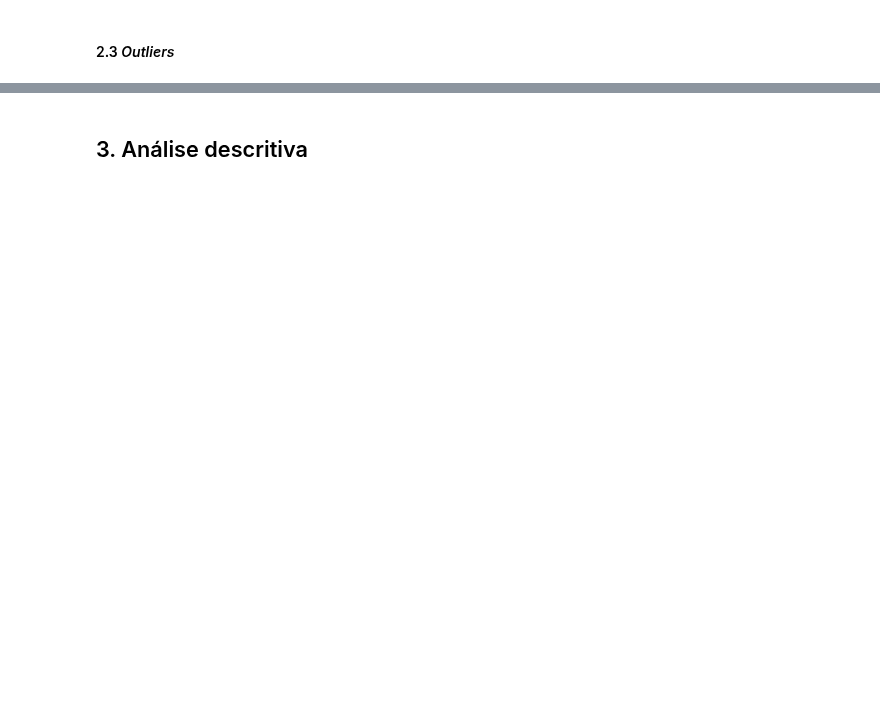
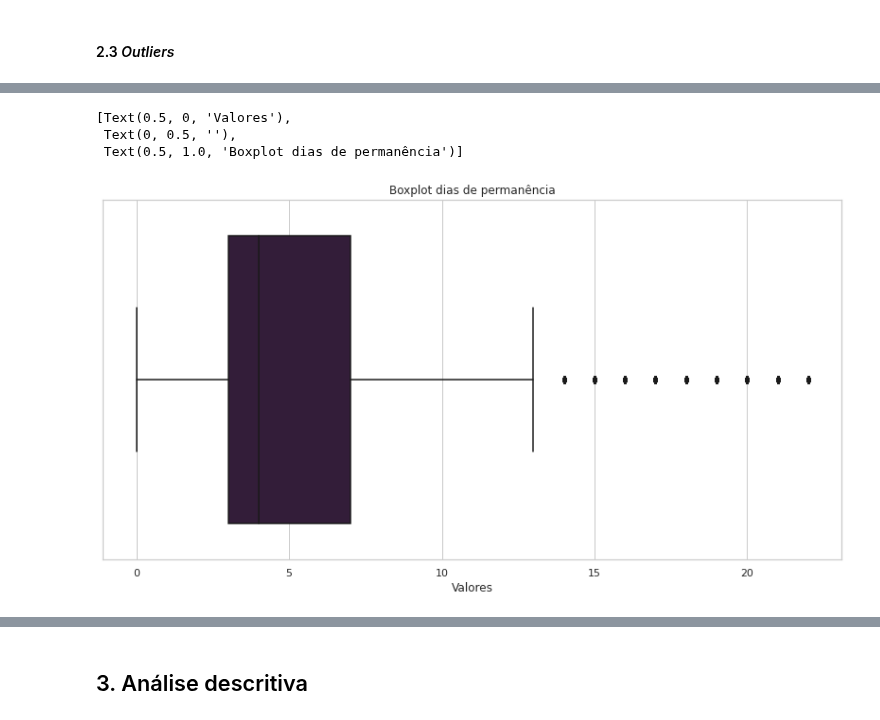
Before and after one commit to daniellybx/projeto_predicao_pneumonia, a Jupyter notebook: 02_analise_exploratoria.ipynb, the cells around one changed output, grey strips where cells are left out. Cells and saved outputs as stored; diff of their text form; code cells hidden in the pictures; blank space fills up the shorter version.

```diff
--- a/02_analise_exploratoria.ipynb
+++ b/02_analise_exploratoria.ipynb
@@ -228,3 +219,15 @@ min_values, max_values
  IDADE                 99.0)
 # %%
-sih_pneumo2 = sih_pneumo2[(sih_pneumo2['DIAS_PERM'] >= max_values.loc['DIAS_PERM', 'value']) & (sih_pneumo2['IDADE'] >= max_values.loc['IDADE', 'value'])]
+sih_pneumo2 = sih_pneumo2[(sih_pneumo2['DIAS_PERM'] <= max_values.loc['DIAS_PERM', 'value']) & (sih_pneumo2['IDADE'] <= max_values.loc['IDADE', 'value'])]
+# %%
+#GERANDO BOXPLOT DE DIAS DE PERMANÊNCIA
+sns.set(rc={'figure.figsize':(14, 7)})
+sns.set_theme(style="whitegrid", palette="rocket")
+
+box1 = sns.boxplot(x = "DIAS_PERM", data = sih_pneumo2)
+box1.set(xlabel ="Valores", ylabel = "", title ='Boxplot dias de permanência')
+# %% [output]
+[Text(0.5, 0, 'Valores'),
+ Text(0, 0.5, ''),
+ Text(0.5, 1.0, 'Boxplot dias de permanência')]
+[figure, added]
```
Also changed, not shown: parts of 23 cells of this notebook, 2 other files.
